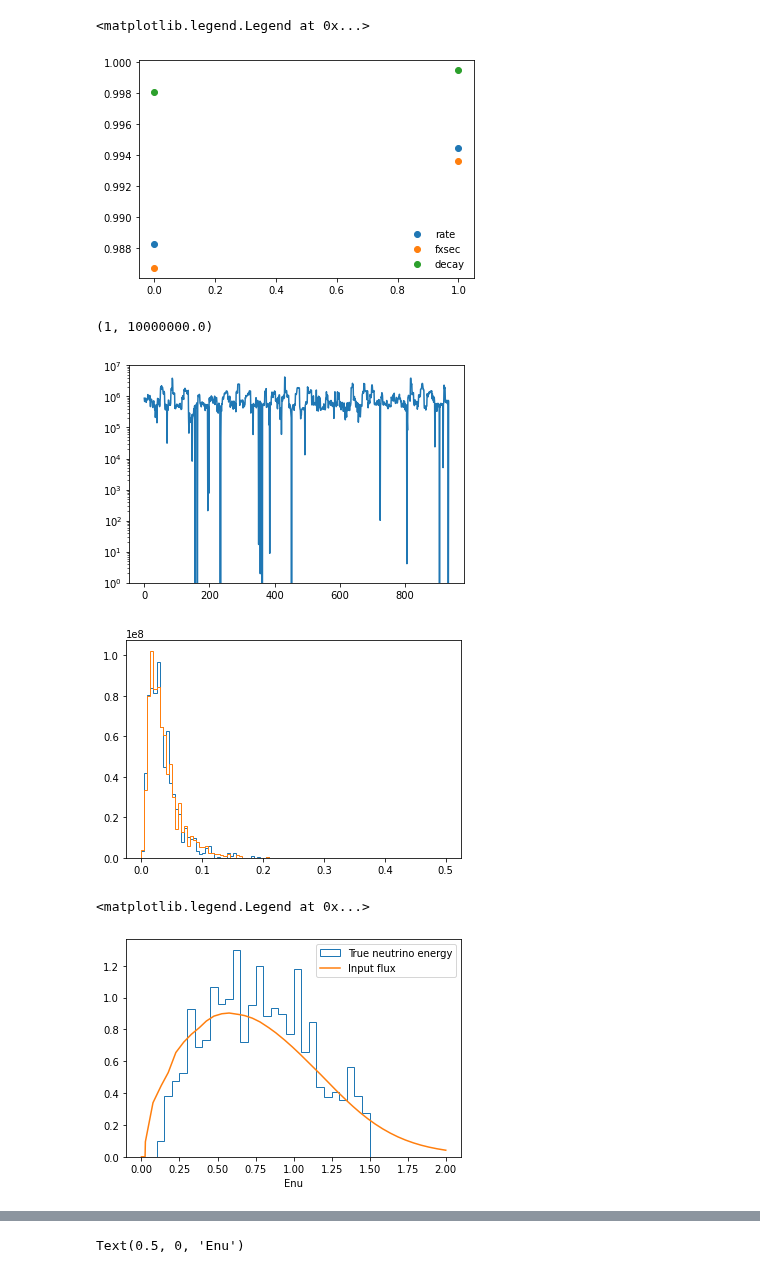
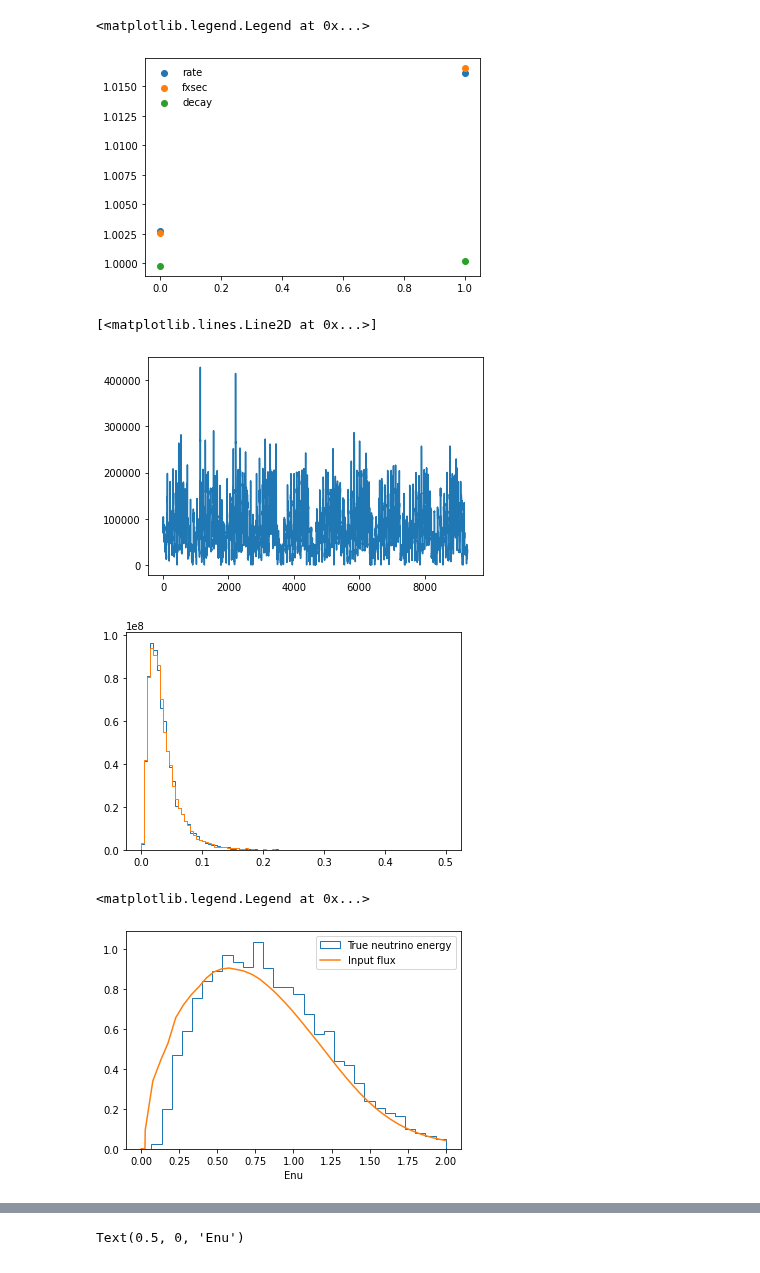
Before and after one commit to mhostert/DarkNews-generator, a Jupyter notebook: examples/test_generator.ipynb, the cells around one changed output, grey strips where cells are left out. Drawn from its saved outputs; the diff is of its cells as text; code cells hidden in the pictures.

```diff
--- a/examples/test_generator.ipynb
+++ b/examples/test_generator.ipynb
@@ -146,7 +86,7 @@ Total events predicted:
 # %%
 df = []
 for i in range(0,2):
-    gen_object = GenLauncher(m4 = 0.100, mzprime = 0.03, neval = 1000, nitn=20)
+    gen_object = GenLauncher(m4 = 0.100, mzprime = 0.03, neval = 10000, nitn=20)
     gen_object.run(log="INFO")
     df_1 = gen_object.df
 
@@ -382,15 +326,14 @@ plt.legend(frameon=False)
 # plt.scatter(range(0,2),case2, c='orange')
 # %% [output]
 <matplotlib.legend.Legend at 0x...>
-[figure, old version]
+[figure, new version]
 # %%
-
 plt.plot(df_1['w_flux_avg_xsec'])
-plt.yscale("log")
-plt.ylim(1,1e7)
+# plt.yscale("log")
+# plt.ylim(1,1e7)
 # %% [output]
-(1, 10000000.0)
+[<matplotlib.lines.Line2D at 0x...>]
-[figure, old version]
+[figure, new version]
 # %%
 df1,df2 = df[0]
 p1 = (df1['P_projectile'] - df1['P_decay_N_parent']).to_numpy()
@@ -402,13 +345,13 @@ h2 = dn.Cfourvec.dot4(p2,p2)
 _ = plt.hist(np.sqrt(-h1), bins=100, range=(0,0.5), histtype='step', weights=df1['w_event_rate'], lw=1)
 _ = plt.hist(np.sqrt(-h2), bins=100, range=(0,0.5), histtype='step', weights=df2['w_event_rate'], lw=1)
 # %% [output]
-[figure, old version]
+[figure, new version]
 # %%
 p1 = (df_2['P_projectile']).to_numpy()
 # p1 = (df_1['P_decay_ell_minus']+df_1['P_decay_ell_plus']).to_numpy()
 # p1 = (df_1['P_decay_ell_minus']+df_1['P_decay_ell_plus']+df_1['P_decay_N_daughter']).to_numpy()
 h1 = p1[:,0]
-_ = plt.hist(h1, bins=30, histtype='step', range=(0,1.5), weights=df_2['w_flux_avg_xsec'],density=True, label='True neutrino energy')
+_ = plt.hist(h1, bins=30, histtype='step', range=(0,2), weights=df_2['w_flux_avg_xsec'],density=True, label='True neutrino energy')
 plt.xlabel("Enu")
 # plt.yscale("log")
 
@@ -420,6 +363,6 @@ plt.plot(x,y, label='Input flux')
 plt.legend()
 # %% [output]
 <matplotlib.legend.Legend at 0x...>
-[figure, old version]
+[figure, new version]
 # %%
 
```
Also changed, not shown: parts of 3 cells of this notebook, 1 other file.
